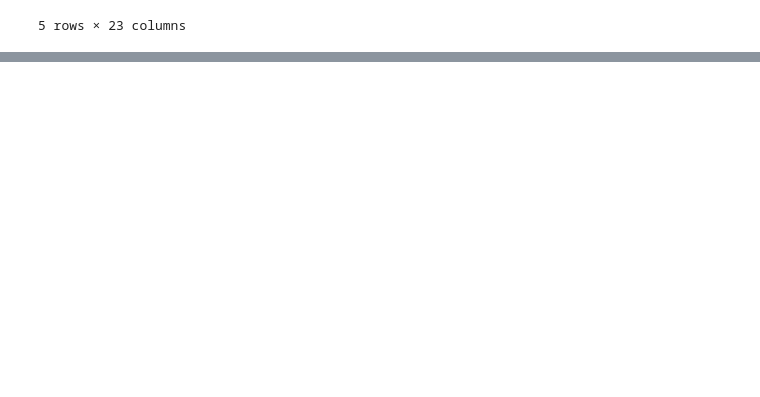
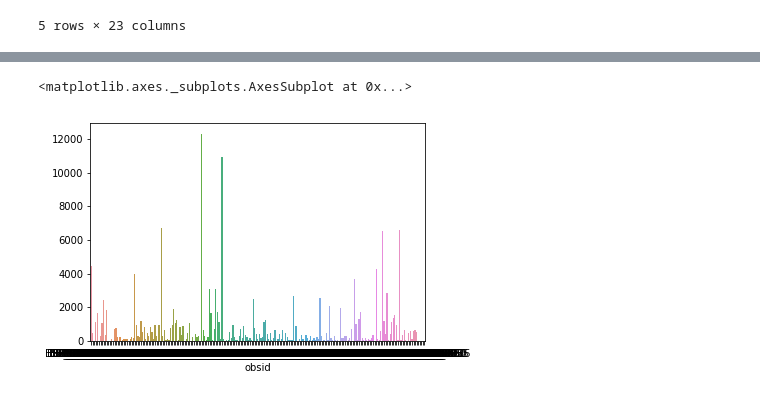
Before and after one commit to zalfalah/Honors, a Jupyter notebook: task 2 incomplete pt 2.ipynb, the cells around one changed output, grey strips where cells are left out. Saved outputs shown, nothing was run; the diff lists cells and outputs as text; code cells hidden in the pictures; blank space fills up the shorter version.

```diff
--- a/task 2 incomplete pt 2.ipynb
+++ b/task 2 incomplete pt 2.ipynb
@@ -34,5 +11,5 @@ basedir = Path("/Users/klay6683/Dropbox/data/planet4/p4_for_Zade/P4_catalog_v1.1
 # %%
-blotch = pd.read_csv( basedir / "P4_catalog_v1.1_L1C_cut_0.5_blotch.csv")
+fan = pd.read_csv("C:\Users\Zade\Desktop\HonorsMaterials\ForTask1\p4_analysis\P4_catalog_v1.1_L1C_cut_0.5_fan.csv")
 # %%
 blotch.head()#check that it loaded
 # %% [output]
@@ -47,0 +33,9 @@ fans = pd.read_csv( basedir / "P4_catalog_v1.1_L1C_cut_0.5_fan.csv")
+# %%
+gf = fan.groupby("obsid")
+gb = blotch.groupby("obsid")
+#keys are obsids, values are the data frames for each object (n_votes, radii, l_s, etc)
+# %%
+sns.barplot(gf.size().index, gf.size().values)
+# %% [output]
+<matplotlib.axes._subplots.AxesSubplot at 0x...>
+[figure, added]
```
Also changed, not shown: parts of 90 cells of this notebook.
